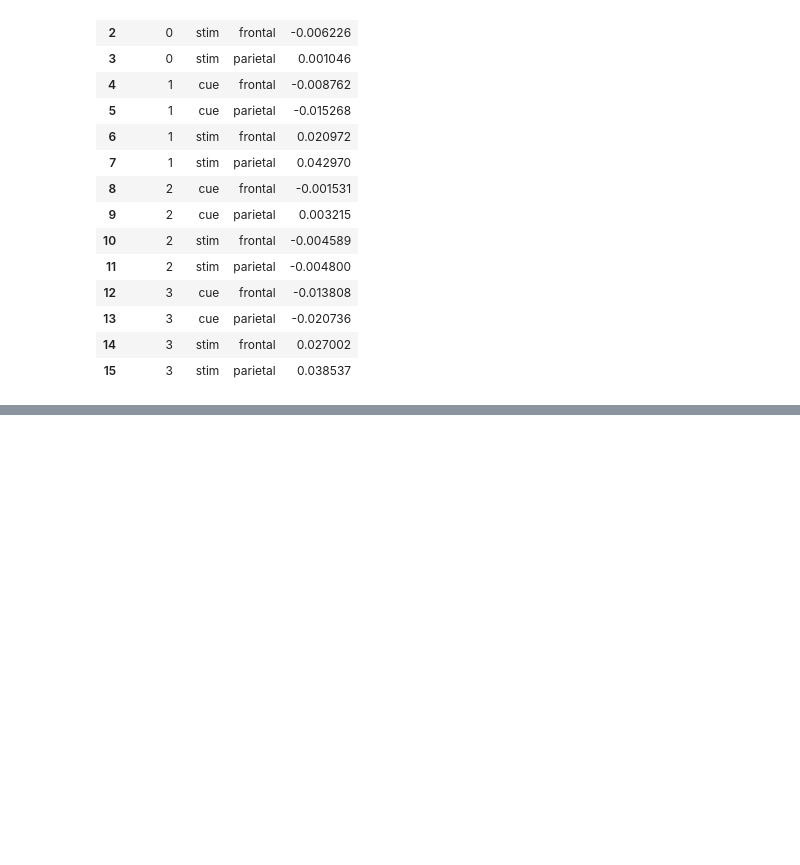
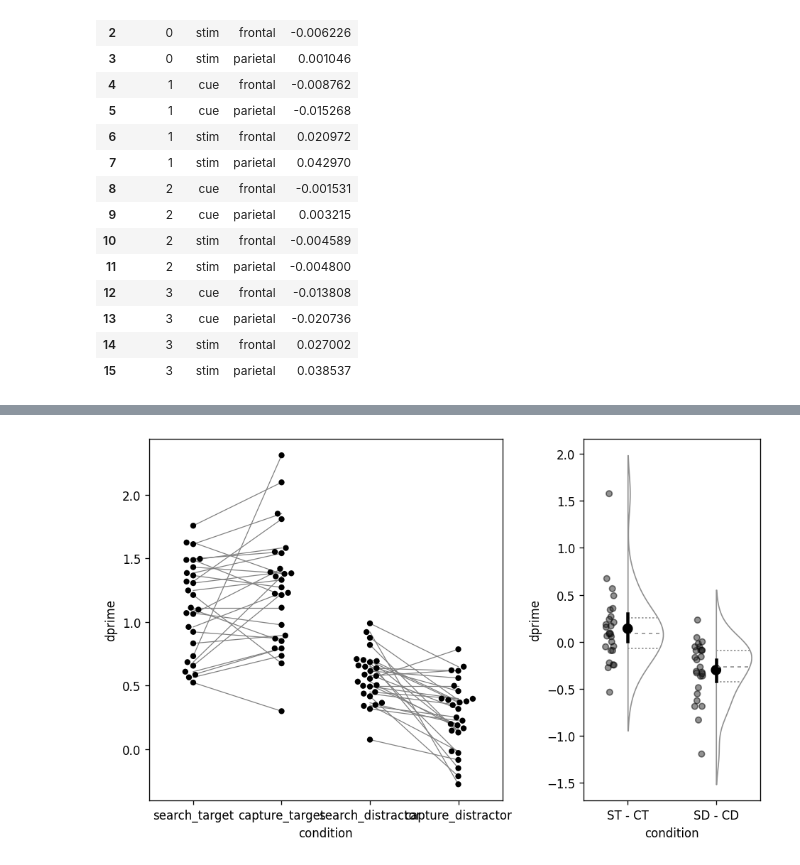
Before and after one commit to lcdunne/visualisation, a Jupyter notebook: single_gardner_altman.ipynb, the cells around one changed output, grey strips where cells are left out. Cells and saved outputs as stored; diff of their text form; code cells hidden in the pictures; blank space fills up the shorter version.

```diff
--- a/single_gardner_altman.ipynb
+++ b/single_gardner_altman.ipynb
@@ -121,0 +145,19 @@ plt.show()
+# %%
+data = long.copy()
+subject = 'subject'
+factor = 'condition'
+y = 'dprime'
+# --------------------- #
+
+levels = data[factor].unique()
+paired_levels = list(itertools.combinations(levels, 2))
+
+# # Wide
+# long.set_index([subject, factor]).unstack()
+wide = long.pivot_table(values=y, index=subject, columns=factor)
+
+for a, b in paired_levels:
+    diffname = '_minus_'.join([a, b]).replace('_', ' ')
+    print(diffname)
+    wide[diffname] = wide[b] - wide[a]
+wide
@@ -121,0 +189,32 @@ plt.show()
+# %%
+fig, ax = plt.subplots(1, 2, figsize=(8,5), dpi=120, gridspec_kw={'width_ratios': [2,1]})
+
+long['condition'] = pd.Categorical(
+    long['condition'],
+    categories=[
+        'search_target',
+        'capture_target',
+        'search_distractor',
+        'capture_distractor'
+    ],
+    ordered=True
+)
+
+sns.swarmplot(x=factor, y=y, data=long, ax=ax[0], color='k')
+sns.lineplot(data=long.loc[long['condition'].isin(['search_target', 'capture_target'])], x=factor, y=y, estimator=None, units=subject, color='grey', lw=0.75, ax=ax[0])
+sns.lineplot(data=long.loc[long['condition'].isin(['search_distractor', 'capture_distractor'])], x=factor, y=y, estimator=None, units=subject, color='grey', lw=0.75, ax=ax[0])
+lr_buff = 0.5 # left/right buffer
+ax[0].set(xlim=([-lr_buff, len(levels)-lr_buff]))
+
+diffdata = wide[['search target minus capture target', 'search distractor minus capture distractor']].melt(value_name='dprime')
+
+chopplot(plot_type='violin', data=diffdata, x='condition', y=y, color='white', linewidth=1, alpha=0.5, side=1, inner='quartile', ax=ax[1])
+chopplot(plot_type='strip', data=diffdata, x='condition', y=y, color='k', linewidth=1, alpha=0.5, side=-1, ax=ax[1])
+sns.pointplot(data=diffdata, x='condition', y=y, join=False, color='k')
+ax[1].set_xticklabels(['ST - CT', 'SD - CD'])
+
+plt.tight_layout()
+
+plt.show()
+# %% [output]
+[figure, added]
```
Also changed, not shown: parts of 9 cells of this notebook.
